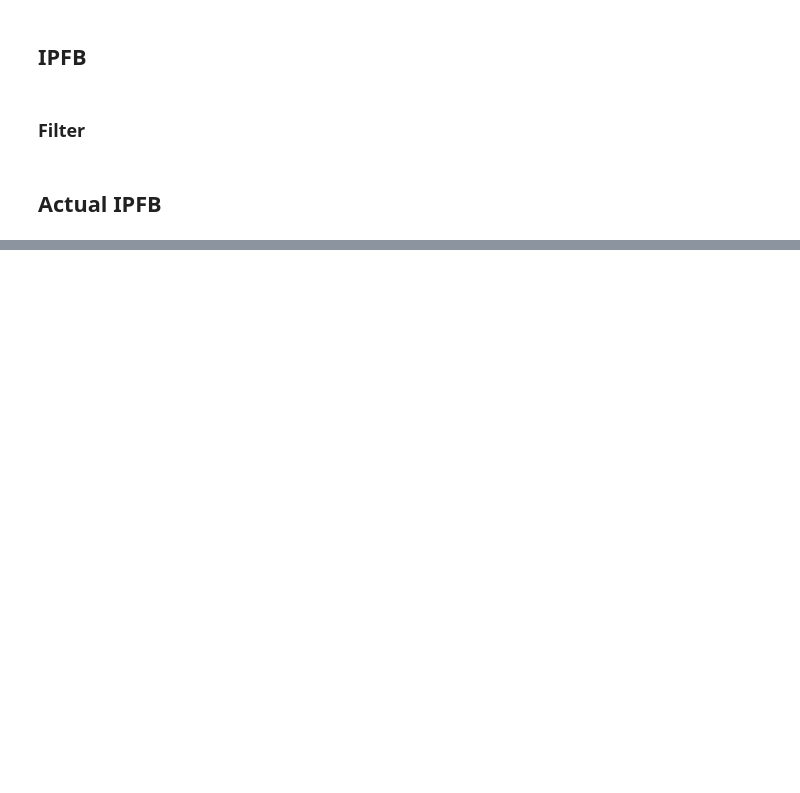
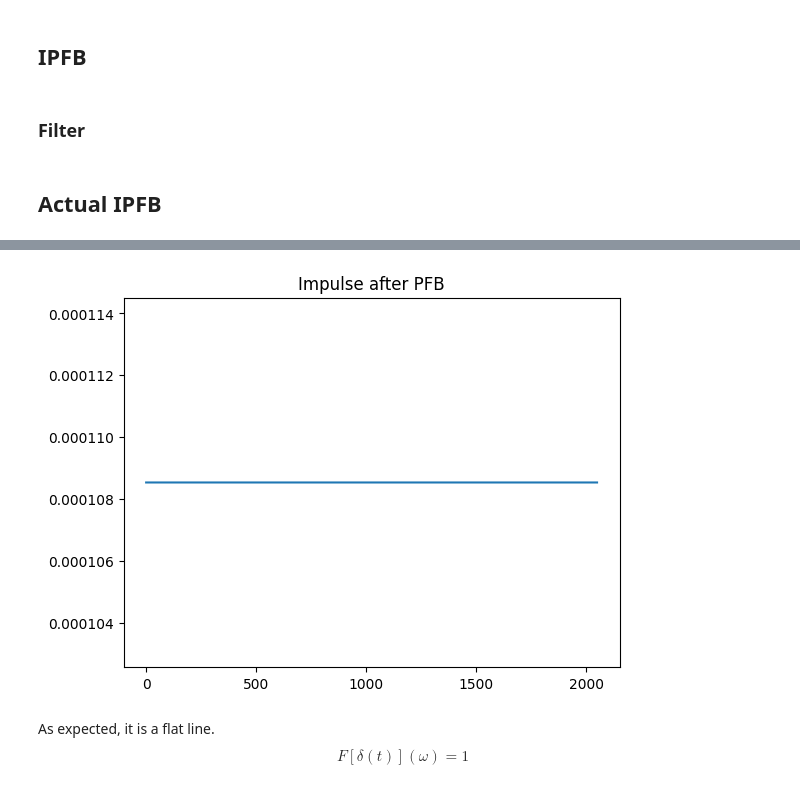
Before and after one commit to PhilJ0ly/ALBATROS_axion_search, a Jupyter notebook: Jupyter/PFB_algo.ipynb, the cells around one changed output, grey strips where cells are left out. Cells and saved outputs as stored; diff of their text form; code cells hidden in the pictures; blank space fills up the shorter version.

```diff
--- a/Jupyter/PFB_algo.ipynb
+++ b/Jupyter/PFB_algo.ipynb
@@ -141,0 +162,10 @@ IndexError: tuple index out of range
+# %%
+out = pfb(ts, win, nchan=2048*osamp+1)
+plt.plot((np.abs(np.sum(out, axis=0)/out.shape[0])**2))
+# plt.xlim(0,800)
+plt.title("Impulse after PFB")
+plt.show()
+# %% [output]
+[figure, added]
+# %% [markdown]
+As expected, it is a flat line.  $$F[\delta(t)](\omega)=1$$
```
Also changed, not shown: parts of 12 cells of this notebook, 13 other files.
